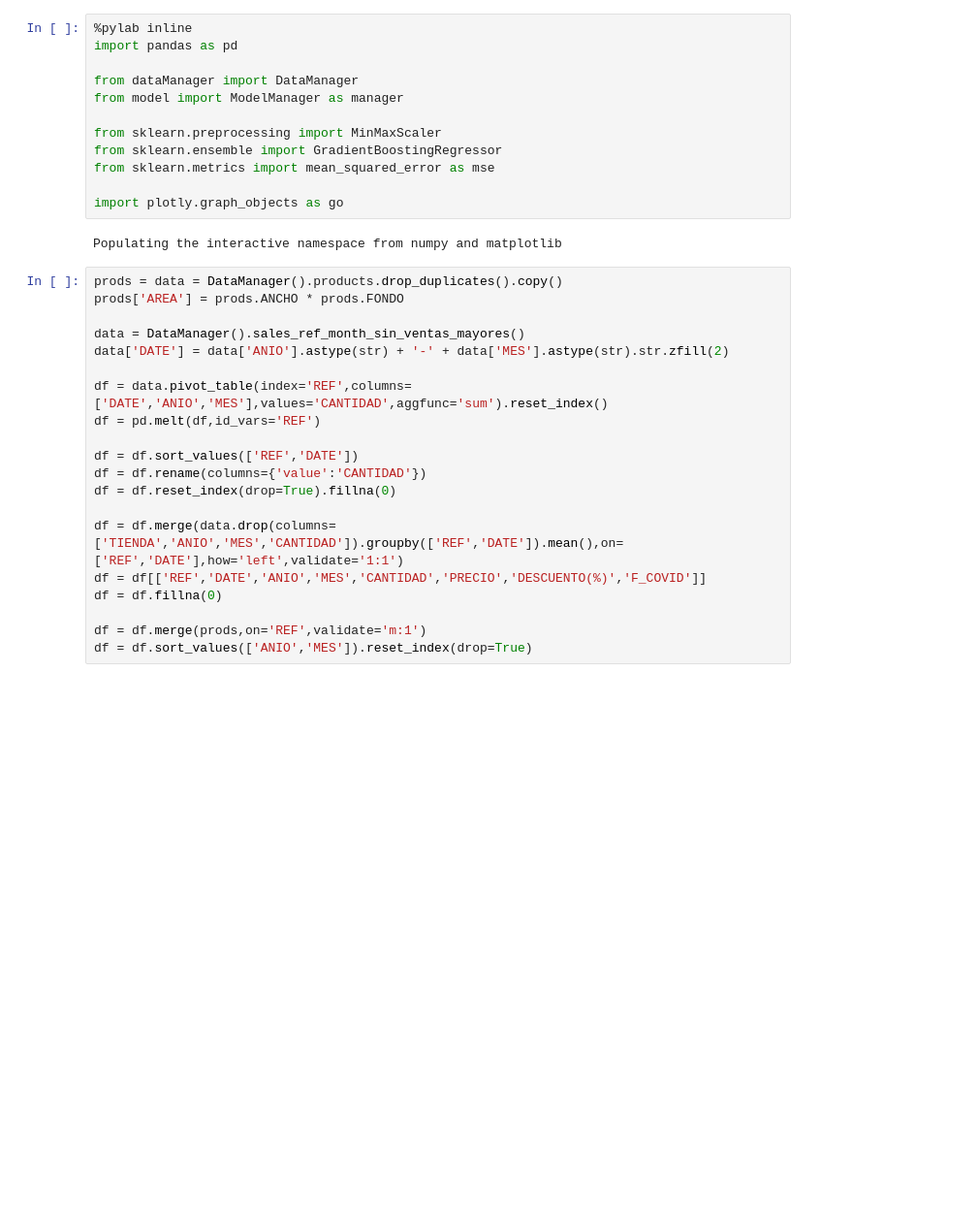
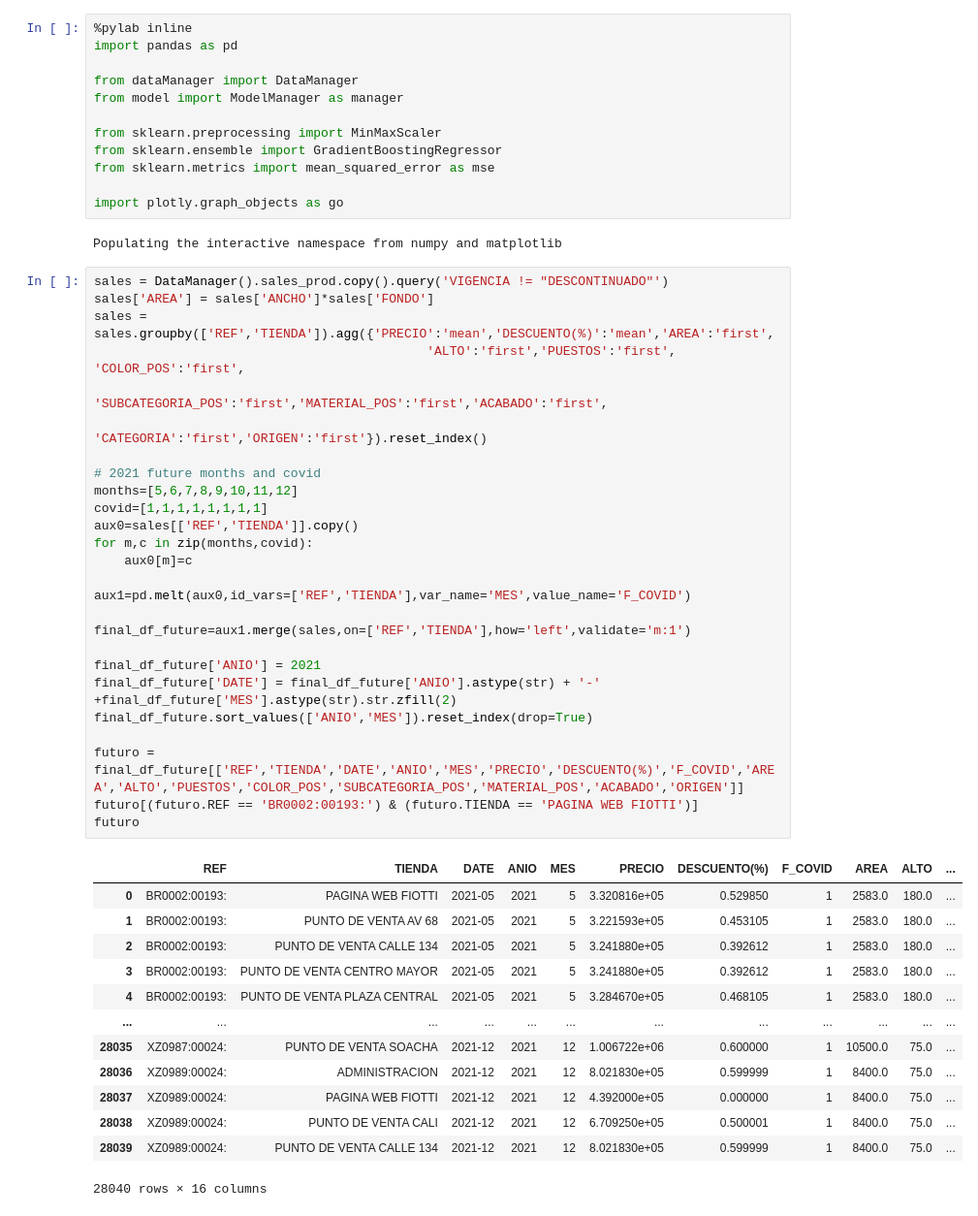
Before and after one commit to JuanMaVelezPa/DS4A_Project, a Jupyter notebook: ModelTest.ipynb, the cells around one changed output. Shown at 97% size. Cells and saved outputs as stored; diff of their text form; blank space fills up the shorter version.

```diff
--- a/ModelTest.ipynb
+++ b/ModelTest.ipynb
@@ -12,23 +12,43 @@ from sklearn.metrics import mean_squared_error as mse
 import plotly.graph_objects as go
 # %% [output]
 Populating the interactive namespace from numpy and matplotlib
-# %%
-prods = data = DataManager().products.drop_duplicates().copy()
-prods['AREA'] = prods.ANCHO * prods.FONDO
-
-data = DataManager().sales_ref_month_sin_ventas_mayores()
-data['DATE'] = data['ANIO'].astype(str) + '-' + data['MES'].astype(str).str.zfill(2)
-
-df = data.pivot_table(index='REF',columns=['DATE','ANIO','MES'],values='CANTIDAD',aggfunc='sum').reset_index()
-df = pd.melt(df,id_vars='REF')
-
-df = df.sort_values(['REF','DATE'])
-df = df.rename(columns={'value':'CANTIDAD'})
-df = df.reset_index(drop=True).fillna(0)
-
-df = df.merge(data.drop(columns=['TIENDA','ANIO','MES','CANTIDAD']).groupby(['REF','DATE']).mean(),on=['REF','DATE'],how='left',validate='1:1')
-df = df[['REF','DATE','ANIO','MES','CANTIDAD','PRECIO','DESCUENTO(%)','F_COVID']]
-df = df.fillna(0)
-
-df = df.merge(prods,on='REF',validate='m:1')
-df = df.sort_values(['ANIO','MES']).reset_index(drop=True)
+# %%
+sales = DataManager().sales_prod.copy().query('VIGENCIA != "DESCONTINUADO"')
+sales['AREA'] = sales['ANCHO']*sales['FONDO']
+sales = sales.groupby(['REF','TIENDA']).agg({'PRECIO':'mean','DESCUENTO(%)':'mean','AREA':'first',
+                                            'ALTO':'first','PUESTOS':'first', 'COLOR_POS':'first',
+                                            'SUBCATEGORIA_POS':'first','MATERIAL_POS':'first','ACABADO':'first',
+                                            'CATEGORIA':'first','ORIGEN':'first'}).reset_index()
+
+# 2021 future months and covid
+months=[5,6,7,8,9,10,11,12]
+covid=[1,1,1,1,1,1,1,1]
+aux0=sales[['REF','TIENDA']].copy()
+for m,c in zip(months,covid):
+    aux0[m]=c
+
+aux1=pd.melt(aux0,id_vars=['REF','TIENDA'],var_name='MES',value_name='F_COVID')
+
+final_df_future=aux1.merge(sales,on=['REF','TIENDA'],how='left',validate='m:1')
+
+final_df_future['ANIO'] = 2021
+final_df_future['DATE'] = final_df_future['ANIO'].astype(str) + '-' +final_df_future['MES'].astype(str).str.zfill(2)
+final_df_future.sort_values(['ANIO','MES']).reset_index(drop=True)
+
+futuro = final_df_future[['REF','TIENDA','DATE','ANIO','MES','PRECIO','DESCUENTO(%)','F_COVID','AREA','ALTO','PUESTOS','COLOR_POS','SUBCATEGORIA_POS','MATERIAL_POS','ACABADO','ORIGEN']]
+futuro[(futuro.REF == 'BR0002:00193:') & (futuro.TIENDA == 'PAGINA WEB FIOTTI')]
+futuro
+# %% [output]
+|  | REF | TIENDA | DATE | ANIO | MES | PRECIO | DESCUENTO(%) | F_COVID | AREA | ALTO | ... |
+| 0 | BR0002:00193: | PAGINA WEB FIOTTI | 2021-05 | 2021 | 5 | 3.320816e+05 | 0.529850 | 1 | 2583.0 | 180.0 | ... |
+| 1 | BR0002:00193: | PUNTO DE VENTA AV 68 | 2021-05 | 2021 | 5 | 3.221593e+05 | 0.453105 | 1 | 2583.0 | 180.0 | ... |
+| 2 | BR0002:00193: | PUNTO DE VENTA CALLE 134 | 2021-05 | 2021 | 5 | 3.241880e+05 | 0.392612 | 1 | 2583.0 | 180.0 | ... |
+| 3 | BR0002:00193: | PUNTO DE VENTA CENTRO MAYOR | 2021-05 | 2021 | 5 | 3.241880e+05 | 0.392612 | 1 | 2583.0 | 180.0 | ... |
+| 4 | BR0002:00193: | PUNTO DE VENTA PLAZA CENTRAL | 2021-05 | 2021 | 5 | 3.284670e+05 | 0.468105 | 1 | 2583.0 | 180.0 | ... |
+| ... | ... | ... | ... | ... | ... | ... | ... | ... | ... | ... | ... |
+| 28035 | XZ0987:00024: | PUNTO DE VENTA SOACHA | 2021-12 | 2021 | 12 | 1.006722e+06 | 0.600000 | 1 | 10500.0 | 75.0 | ... |
+| 28036 | XZ0989:00024: | ADMINISTRACION | 2021-12 | 2021 | 12 | 8.021830e+05 | 0.599999 | 1 | 8400.0 | 75.0 | ... |
+| 28037 | XZ0989:00024: | PAGINA WEB FIOTTI | 2021-12 | 2021 | 12 | 4.392000e+05 | 0.000000 | 1 | 8400.0 | 75.0 | ... |
+| 28038 | XZ0989:00024: | PUNTO DE VENTA CALI | 2021-12 | 2021 | 12 | 6.709250e+05 | 0.500001 | 1 | 8400.0 | 75.0 | ... |
+| 28039 | XZ0989:00024: | PUNTO DE VENTA CALLE 134 | 2021-12 | 2021 | 12 | 8.021830e+05 | 0.599999 | 1 | 8400.0 | 75.0 | ... |
+28040 rows × 16 columns
```
Also changed, not shown: parts of 17 cells of this notebook, 7 other files.
